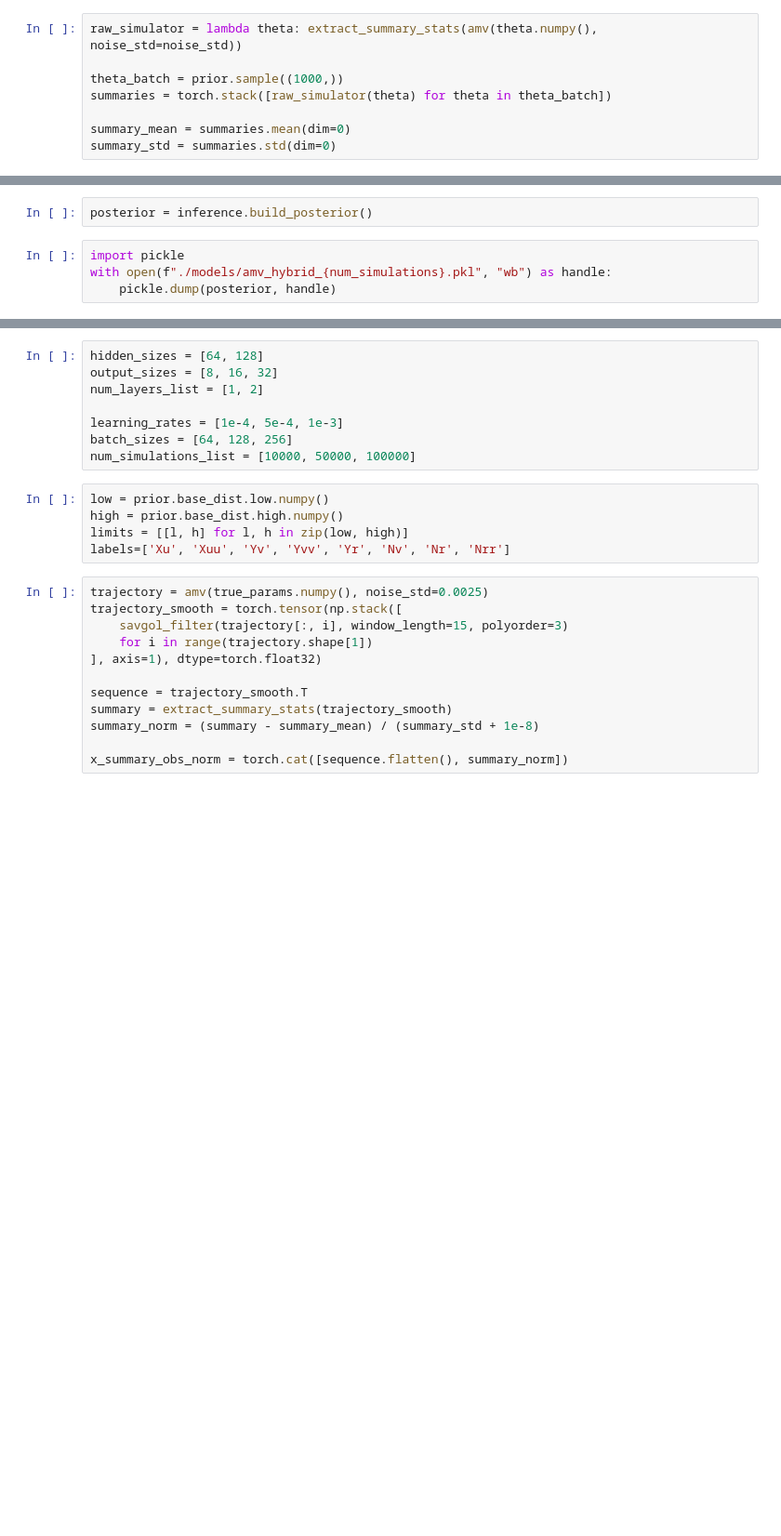
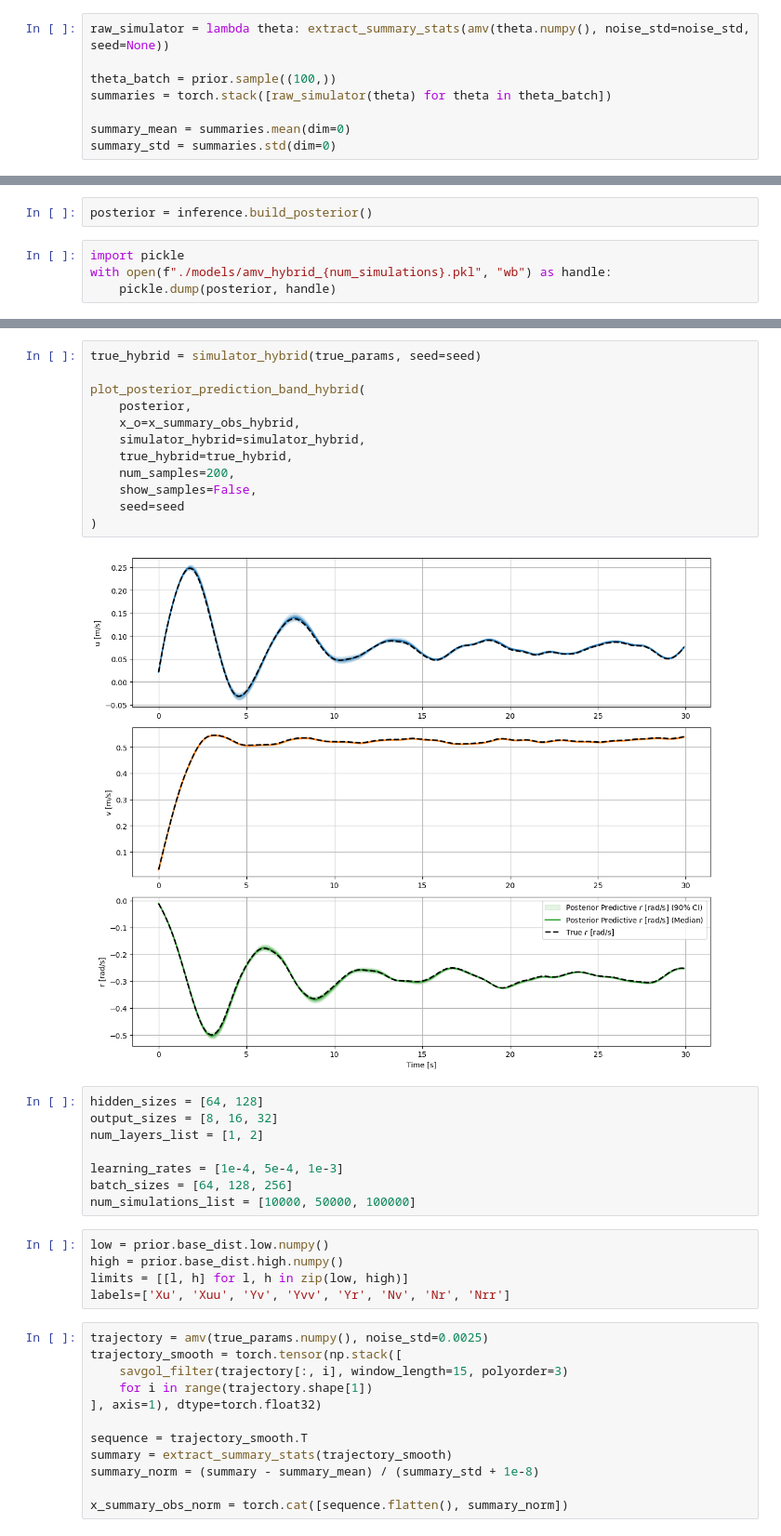
Before and after one commit to skcajs/pandora, a Jupyter notebook: notebooks/simulation_based_inference/amv/amv-expl.ipynb, the cells around one changed output, grey strips where cells are left out. Shown at 93% size. Saved outputs shown, nothing was run; the diff lists cells and outputs as text; blank space fills up the shorter version.

```diff
--- a/notebooks/simulation_based_inference/amv/amv-expl.ipynb
+++ b/notebooks/simulation_based_inference/amv/amv-expl.ipynb
@@ -308,9 +303,9 @@ prior = BoxUniform(
 )
 prior, num_parameters, prior_returns_numpy = process_prior(prior)
 # %%
-raw_simulator = lambda theta: extract_summary_stats(amv(theta.numpy(), noise_std=noise_std))
+raw_simulator = lambda theta: extract_summary_stats(amv(theta.numpy(), noise_std=noise_std, seed=None))
 
-theta_batch = prior.sample((1000,))
+theta_batch = prior.sample((100,))
 summaries = torch.stack([raw_simulator(theta) for theta in theta_batch])
 
 summary_mean = summaries.mean(dim=0)
@@ -574,3 +636,17 @@ plot_posterior_prediction_band_amv(
+# %%
+true_hybrid = simulator_hybrid(true_params, seed=seed)
+
+plot_posterior_prediction_band_hybrid(
+    posterior,
+    x_o=x_summary_obs_hybrid,
+    simulator_hybrid=simulator_hybrid,
+    true_hybrid=true_hybrid,
+    num_samples=200,
+    show_samples=False,
+    seed=seed
+)
+# %% [output]
+[figure, added]
 # %%
 hidden_sizes = [64, 128]
 output_sizes = [8, 16, 32]
```
Also changed, not shown: parts of 23 cells of this notebook, 4 other files.
